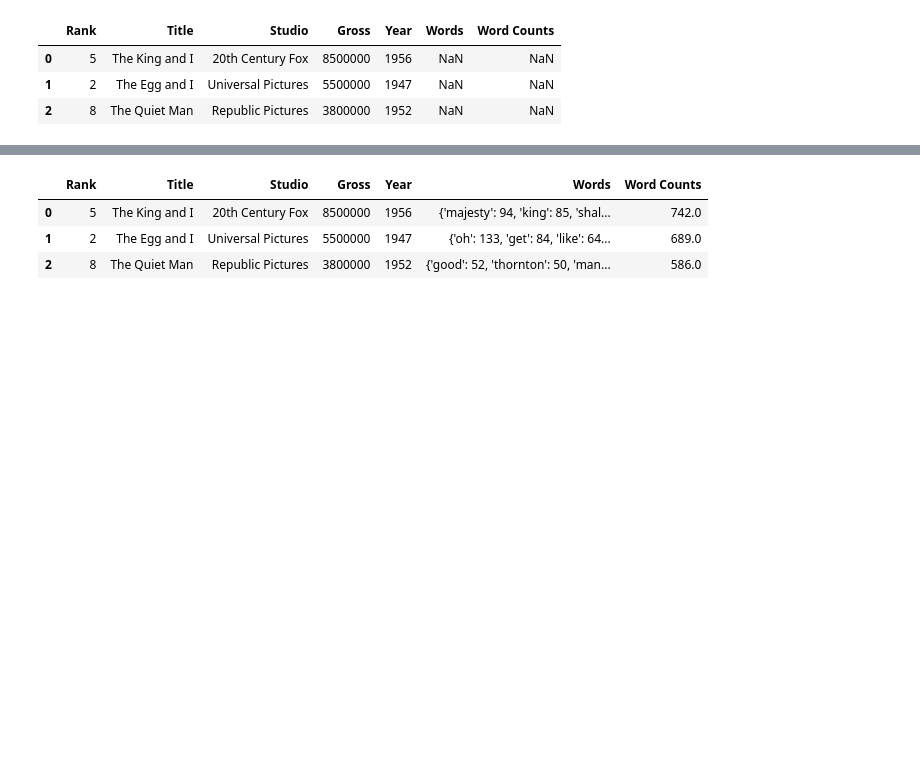
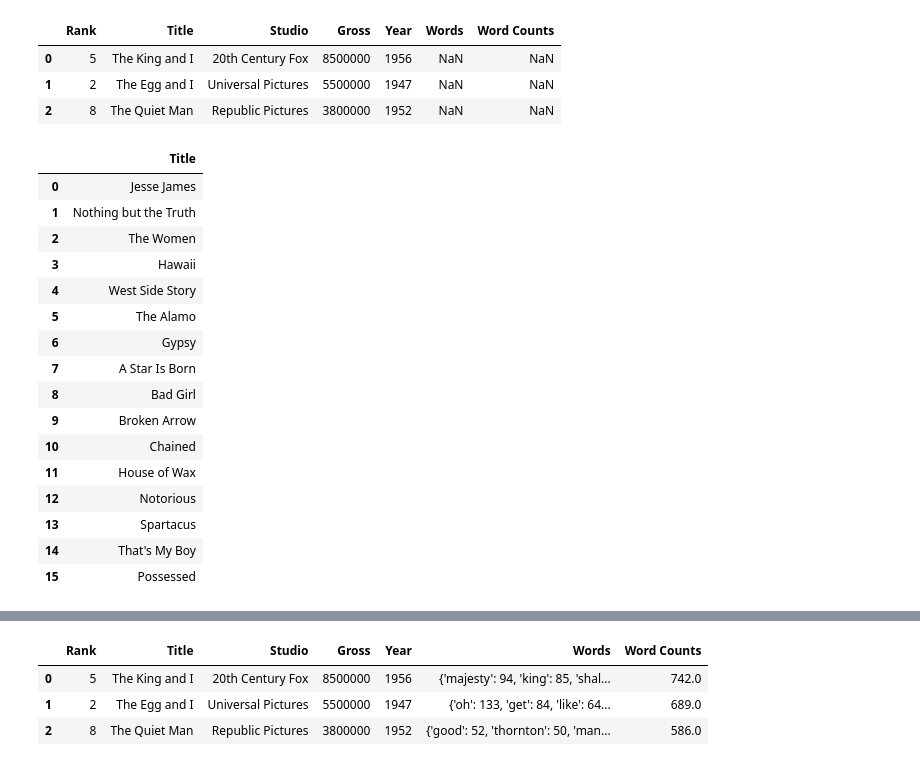
Before and after one commit to mbransons/vocab_in_film_dialogue, a Jupyter notebook: film_data.ipynb, the cells around one changed output, grey strips where cells are left out. Drawn from its saved outputs; the diff is of its cells as text; code cells hidden in the pictures; blank space fills up the shorter version.

```diff
--- a/film_data.ipynb
+++ b/film_data.ipynb
@@ -369,6 +369,28 @@ movies_needed
 | 0 | 5 | The King and I | 20th Century Fox | 8500000 | 1956 | NaN | NaN |
 | 1 | 2 | The Egg and I | Universal Pictures | 5500000 | 1947 | NaN | NaN |
 | 2 | 8 | The Quiet Man | Republic Pictures | 3800000 | 1952 | NaN | NaN |
+# %%
+data = {'Title': ['Jesse James', 'Nothing but the Truth', 'The Women', 'Hawaii', 'West Side Story', 'The Alamo', 'Gypsy', 'A Star Is Born', 'Bad Girl', 'Broken Arrow', 'Chained', 'House of Wax', 'Notorious', 'Spartacus', "That's My Boy", 'Possessed']}
+short_movie_df = pd.DataFrame(data)
+short_movie_df
+# %% [output]
+|  | Title |
+| 0 | Jesse James |
+| 1 | Nothing but the Truth |
+| 2 | The Women |
+| 3 | Hawaii |
+| 4 | West Side Story |
+| 5 | The Alamo |
+| 6 | Gypsy |
+| 7 | A Star Is Born |
+| 8 | Bad Girl |
+| 9 | Broken Arrow |
+| 10 | Chained |
+| 11 | House of Wax |
+| 12 | Notorious |
+| 13 | Spartacus |
+| 14 | That's My Boy |
+| 15 | Possessed |
 # %%
 def is_time_stamp(l):
   if l[:2].isnumeric() and l[2] == ':':
```
Also changed, not shown: parts of 3 cells of this notebook, 2 other files.
